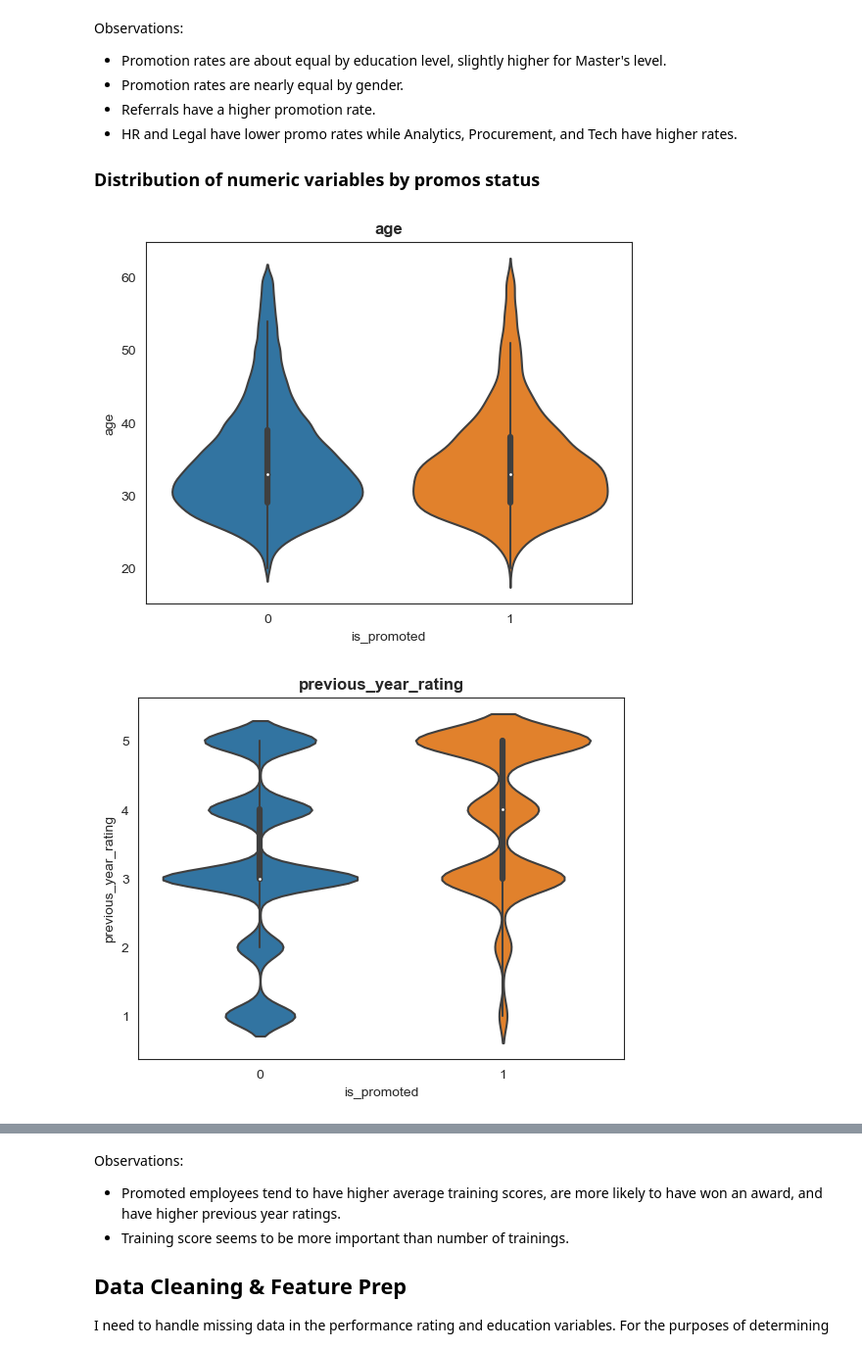
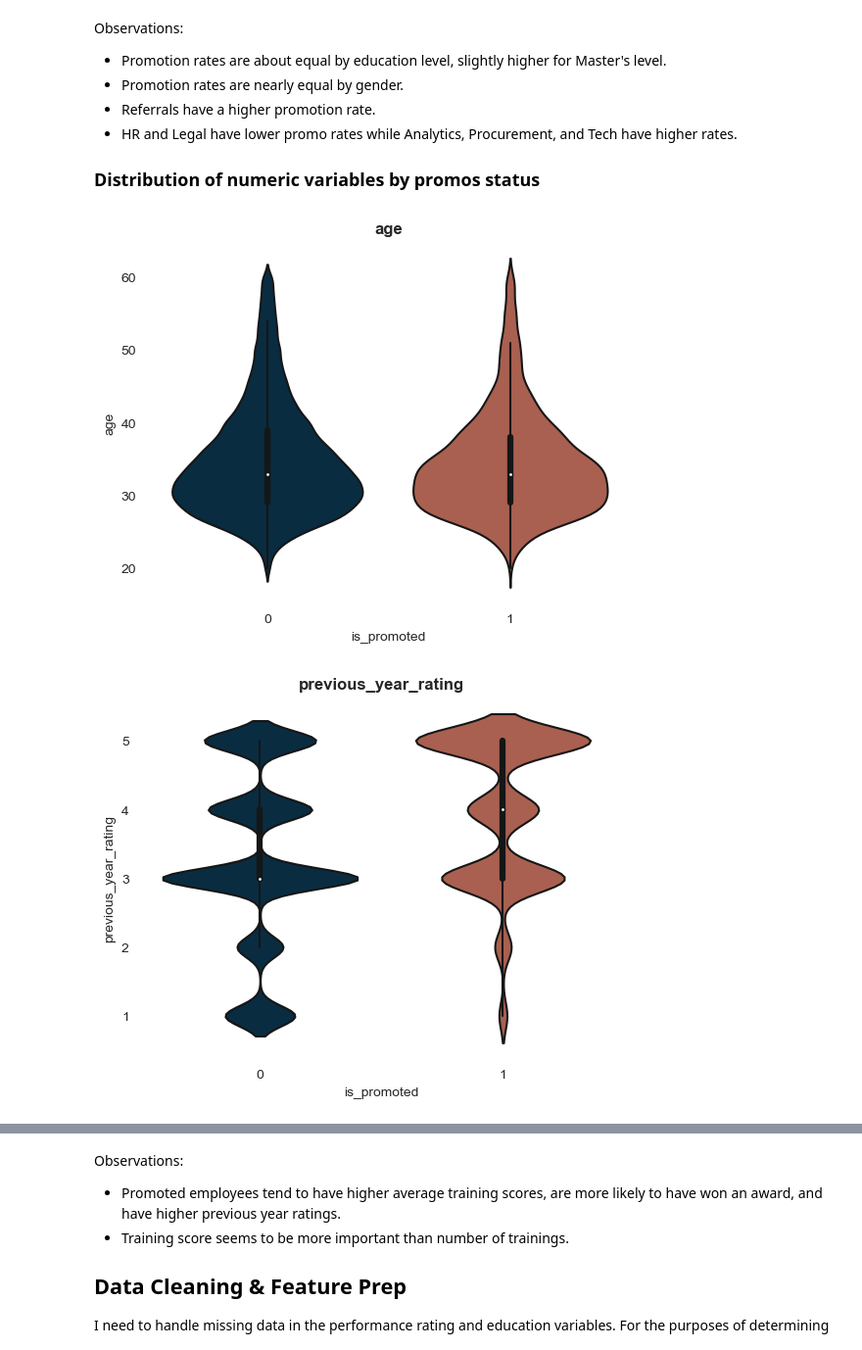
Before and after one commit to mlpost/Data-Projects, a Jupyter notebook: Kaggle HR Analytics/Predicting Promotions/predictingPromos.ipynb, the cells around one changed output, grey strips where cells are left out. Shown at 98% size. Saved outputs shown, nothing was run; the diff lists cells and outputs as text; code cells hidden in the pictures.

```diff
--- a/Kaggle HR Analytics/Predicting Promotions/predictingPromos.ipynb
+++ b/Kaggle HR Analytics/Predicting Promotions/predictingPromos.ipynb
@@ -245,6 +227,13 @@ Name: department, dtype: int64
 #drop unnecessary columns: region (there are A LOT of them) and employee id
 train.drop(['region', 'employee_id'], axis = 1, inplace = True)
 test.drop(['region', 'employee_id'], axis = 1, inplace = True)
+# %%
+#indicate missing data
+train['has_rating'] = train['previous_year_rating'].apply(lambda x: 0 if pd.isnull(x) else 1)
+train['has_education'] = train['education'].apply(lambda x: 0 if pd.isnull(x) else 1)
+
+test['has_rating'] = test['previous_year_rating'].apply(lambda x: 0 if pd.isnull(x) else 1)
+test['has_education'] = test['education'].apply(lambda x: 0 if pd.isnull(x) else 1)
 # %% [markdown]
 ## EDA
 # %%
@@ -310,14 +299,19 @@ Observations:
 # %%
 target_num_cols = ['age', 'previous_year_rating', 'no_of_trainings', 'length_of_service',
                    'awards_won?', 'avg_training_score']
 
 def make_violin(df, x_var, y_var):
-    sns.violinplot(data= df, x = x_var, y = y_var, split= True)
+    sns.set_palette(["#002f4a", "#b85741"])
+    ax = sns.violinplot(data= df, x = x_var, y = y_var, split= True)
     plt.title(y_var, weight= 'bold')
+    ax.spines['top'].set_visible(False)
+    ax.spines['right'].set_visible(False)
+    ax.spines['bottom'].set_visible(False)
+    ax.spines['left'].set_visible(False)
     plt.show();
 
 for col in target_num_cols:
     make_violin(train, 'is_promoted', col)
 # %% [output]
-[figure, old version]
+[figure, new version]
-[figure, old version]
+[figure, new version]
```
Also changed, not shown: parts of 18 cells of this notebook.
